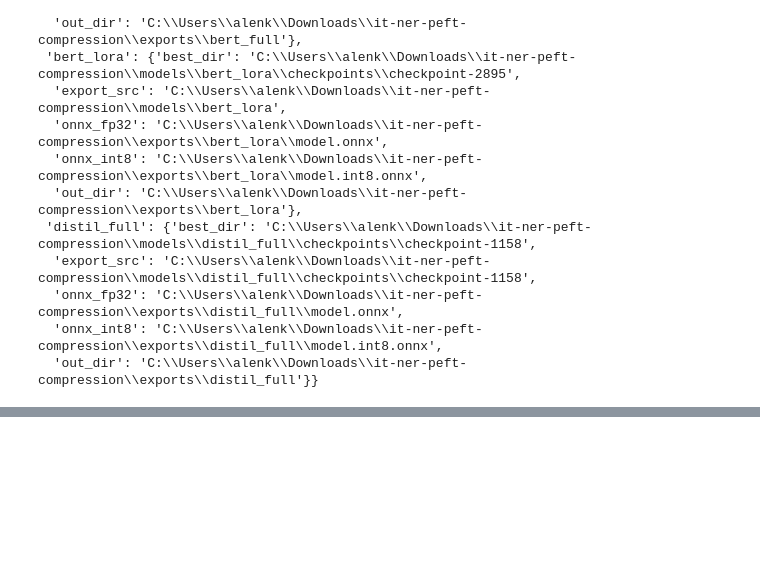
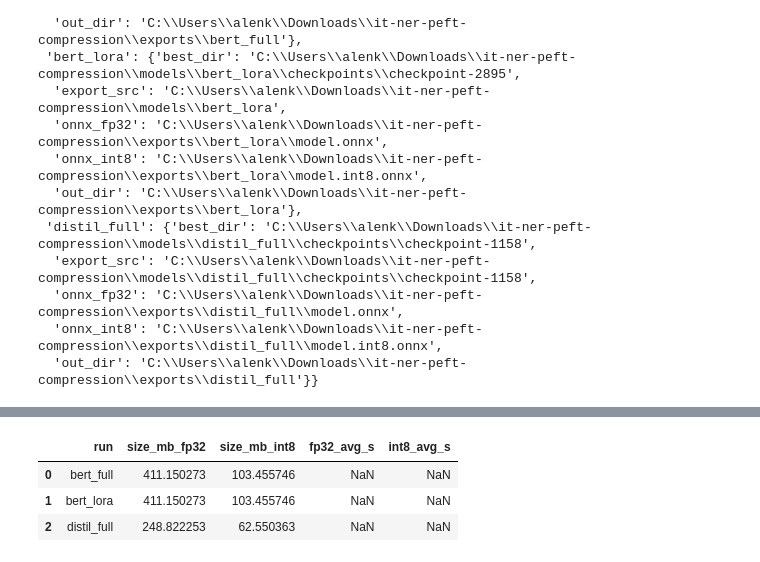
Before and after one commit to alenisaw/it-ner-peft-compression, a Jupyter notebook: notebooks/report.ipynb, the cells around one changed output, grey strips where cells are left out. Cells and saved outputs as stored; diff of their text form; code cells hidden in the pictures; blank space fills up the shorter version.

Commit message:
updated report.ipynbt

```diff
--- a/notebooks/report.ipynb
+++ b/notebooks/report.ipynb
@@ -1065,0 +986,88 @@ weighted avg     0.6411    0.7114    0.6658      1258
+# %%
+# ===== Analytics: Auto summary (quality + compression) =====
+# This cell summarizes model quality and compression results
+# using only available metrics. Safe for defense & reporting.
+
+def pick_best_quality(df: pd.DataFrame):
+    if not isinstance(df, pd.DataFrame) or df.empty:
+        return None, None
+
+    metric_priority = ["f1", "eval_f1"]
+    best_key = None
+
+    for k in metric_priority:
+        if k in df.columns and pd.to_numeric(df[k], errors="coerce").notna().any():
+            best_key = k
+            break
+
+    if best_key is None or "run" not in df.columns:
+        return None, None
+
+    d = df[["run", best_key]].copy()
+    d[best_key] = pd.to_numeric(d[best_key], errors="coerce")
+    d = d.dropna().sort_values(best_key, ascending=False)
+
+    if d.empty:
+        return None, None
+
+    return d.iloc[0]["run"], float(d.iloc[0][best_key])
+
+
+# --- Quality summary ---
+best_run, best_score = pick_best_quality(df_runs)
+
+print("=== Quality summary ===")
+if best_run is not None:
+    print(f"Best run by quality: {best_run} (F1-like score = {best_score:.4f})")
+else:
+    print("No usable F1 metrics found yet (metrics.json / seqeval not available).")
+
+
+# --- Defense-ready interpretation ---
+print("\n=== What to say on defense (template) ===")
+if best_run is not None:
+    print(f"- The best quality is achieved by: {best_run}.")
+else:
+    print("- No single best model can be selected yet due to missing quality metrics.")
+
+print("- LoRA typically achieves near full fine-tuning quality with lower training cost;")
+print("  however, for deployment (ONNX / INT8), LoRA adapters must be merged into the base model.")
+print("- Distillation trades a small drop in quality for a significantly smaller and faster model.")
+print("- INT8 dynamic quantization reduces model size and improves CPU inference latency,")
+print("  while preserving model quality (when applied post-training).")
+
+
+# --- ONNX / INT8 summary (if available) ---
+print("\n=== ONNX / INT8 summary ===")
+
+if "df_onnx" in globals() and isinstance(df_onnx, pd.DataFrame) and not df_onnx.empty:
+    show_cols = [
+        "run",
+        "size_mb_fp32",
+        "size_mb_int8",
+        "fp32_avg_s",
+        "int8_avg_s",
+    ]
+    show_cols = [c for c in show_cols if c in df_onnx.columns]
+
+    if show_cols:
+        display(df_onnx[show_cols].sort_values("run").reset_index(drop=True))
+    else:
+        print("ONNX data found, but no numeric size/latency metrics available.")
+else:
+    print("ONNX benchmarks not found yet. Run export + quantization first.")
+
+
+# --- Interpretation hints ---
+if "df_onnx" in globals() and isinstance(df_onnx, pd.DataFrame) and not df_onnx.empty:
+    print("\nInterpretation:")
+    if "size_mb_int8" in df_onnx.columns and df_onnx["size_mb_int8"].notna().any():
+        print("- INT8 models are substantially smaller than FP32 counterparts.")
+    else:
+        print("- Model size comparison available only for FP32.")
+
+    if "int8_avg_s" in df_onnx.columns and df_onnx["int8_avg_s"].notna().any():
+        print("- INT8 inference shows lower average CPU latency.")
+    else:
+        print("- CPU latency was not benchmarked (size-only comparison).")
+# %% [output]
@@ -1065,0 +1086,4 @@ weighted avg     0.6411    0.7114    0.6658      1258
+|  | run | size_mb_fp32 | size_mb_int8 | fp32_avg_s | int8_avg_s |
+| 0 | bert_full | 411.150273 | 103.455746 | NaN | NaN |
+| 1 | bert_lora | 411.150273 | 103.455746 | NaN | NaN |
+| 2 | distil_full | 248.822253 | 62.550363 | NaN | NaN |
```
Also changed, not shown: parts of 22 cells of this notebook.
